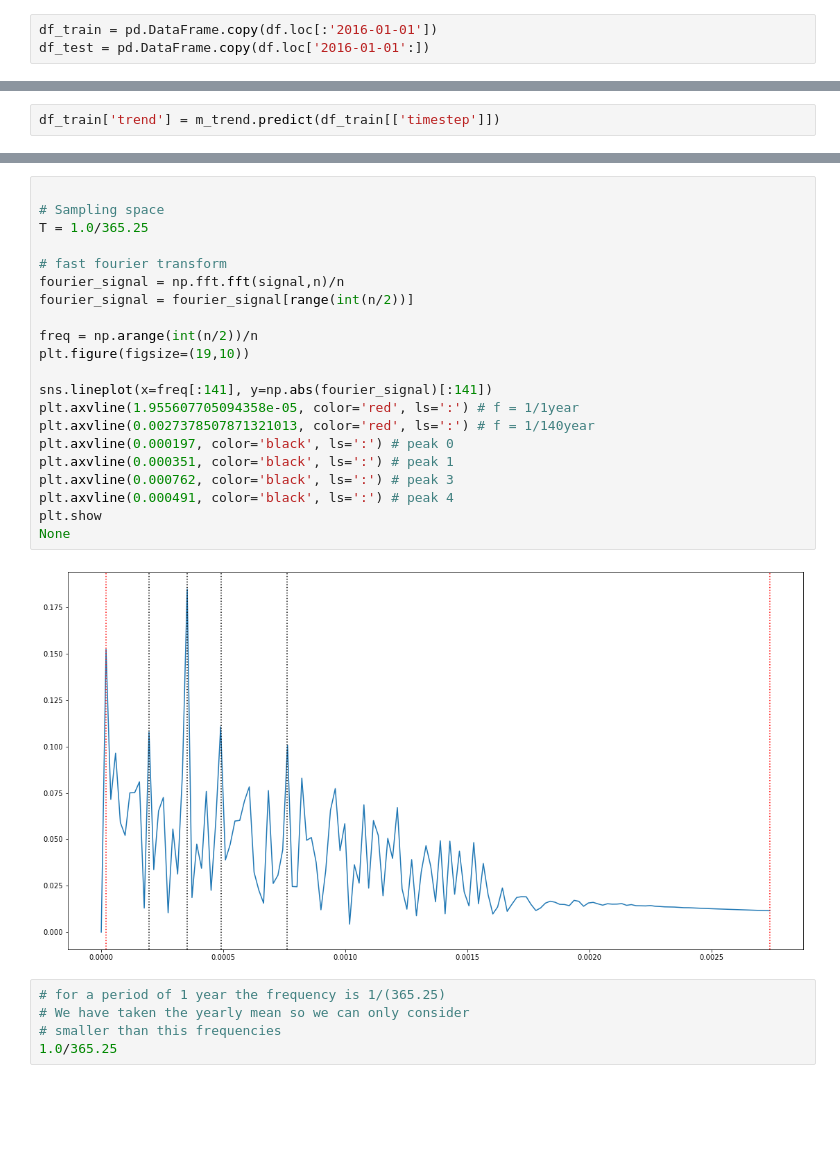
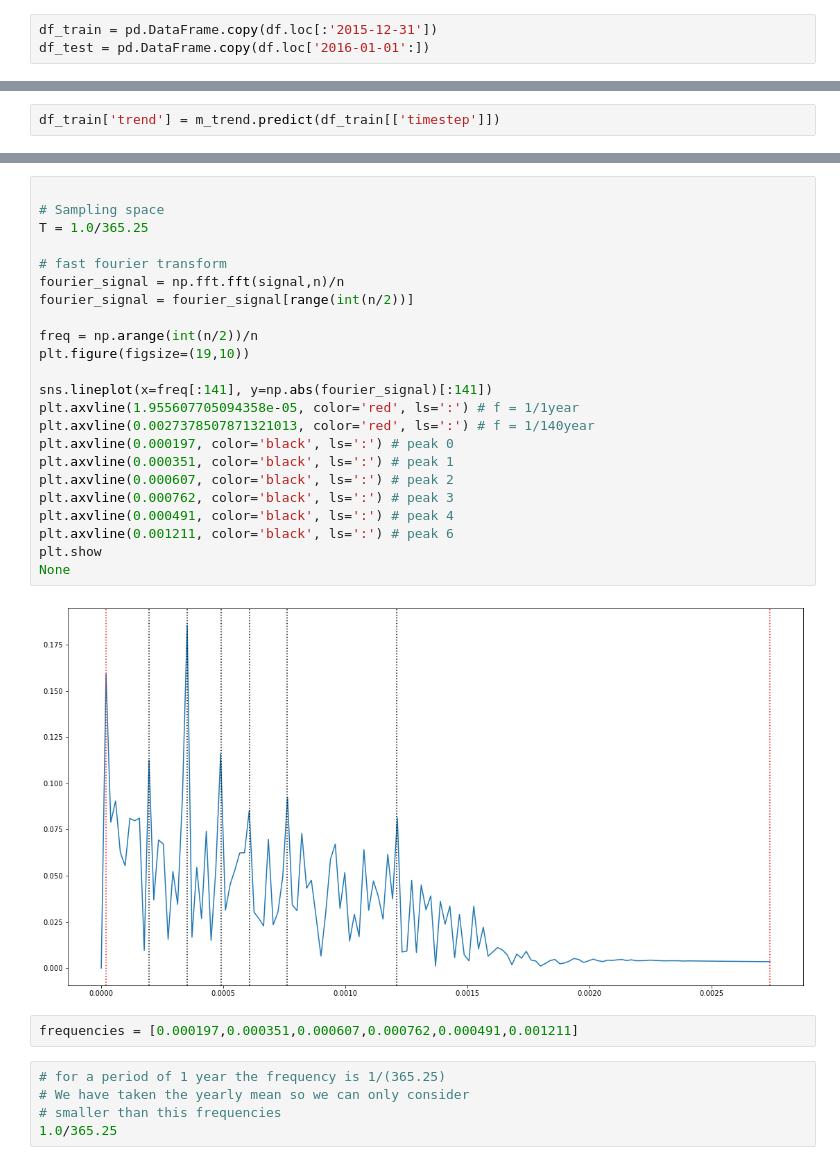
Before and after one commit to MariaDragoumi/Spiced_projects, a Jupyter notebook: 07_Temperature_prediction/temperature_prediction_ARIMA.ipynb, the cells around one changed output, grey strips where cells are left out. Saved outputs shown, nothing was run; the diff lists cells and outputs as text; blank space fills up the shorter version.

```diff
--- a/07_Temperature_prediction/temperature_prediction_ARIMA.ipynb
+++ b/07_Temperature_prediction/temperature_prediction_ARIMA.ipynb
@@ -121,7 +121,7 @@ df.drop(['Q_TG'], axis=1, inplace=True)
 # %% [markdown]
 # Train - Test Split
 # %%
-df_train = pd.DataFrame.copy(df.loc[:'2016-01-01'])
+df_train = pd.DataFrame.copy(df.loc[:'2015-12-31'])
 df_test = pd.DataFrame.copy(df.loc['2016-01-01':])
 # %% [markdown]
 # Visualization
@@ -352,26 +362,30 @@ n
 # %%
 
 # Sampling space
 T = 1.0/365.25
 
 # fast fourier transform
 fourier_signal = np.fft.fft(signal,n)/n
 fourier_signal = fourier_signal[range(int(n/2))]
 
 freq = np.arange(int(n/2))/n
 plt.figure(figsize=(19,10))
 
 sns.lineplot(x=freq[:141], y=np.abs(fourier_signal)[:141])
 plt.axvline(1.955607705094358e-05, color='red', ls=':') # f = 1/1year
 plt.axvline(0.0027378507871321013, color='red', ls=':') # f = 1/140year
 plt.axvline(0.000197, color='black', ls=':') # peak 0
 plt.axvline(0.000351, color='black', ls=':') # peak 1
+plt.axvline(0.000607, color='black', ls=':') # peak 2
 plt.axvline(0.000762, color='black', ls=':') # peak 3
 plt.axvline(0.000491, color='black', ls=':') # peak 4
+plt.axvline(0.001211, color='black', ls=':') # peak 6
 plt.show
 None
 # %% [output]
-[figure, old version]
+[figure, new version]
+# %%
+frequencies = [0.000197,0.000351,0.000607,0.000762,0.000491,0.001211]
 # %%
 # for a period of 1 year the frequency is 1/(365.25)
 # We have taken the yearly mean so we can only consider
```
Also changed, not shown: parts of 21 cells of this notebook, 1 other file.
